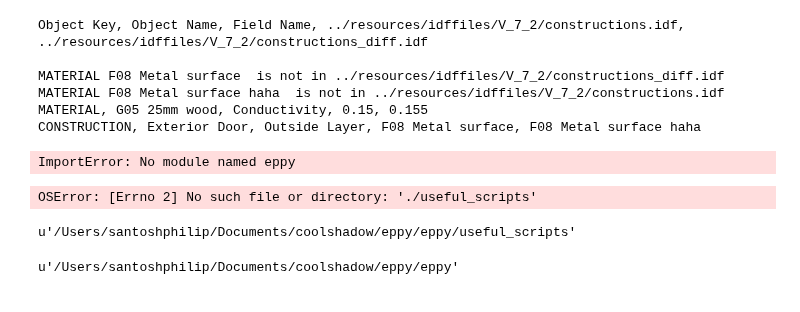
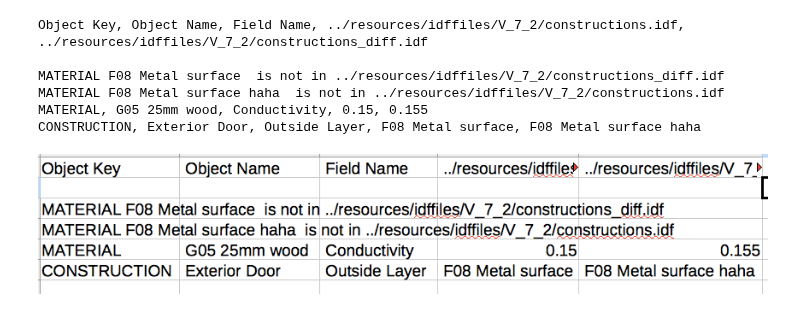
Before and after one commit to santoshphilip/eppy, a Jupyter notebook: docs/useful_scripts.ipynb, the cells around one changed output. Cells and saved outputs as stored; diff of their text form; code cells hidden in the pictures.

```diff
--- a/docs/useful_scripts.ipynb
+++ b/docs/useful_scripts.ipynb
@@ -67,18 +67,9 @@ CONSTRUCTION, Exterior Door, Outside Layer, F08 Metal surface, F08 Metal surface
 # python idfdiff.py idd file1 file2
 python idfdiff.py ../resources/iddfiles/Energy+V7_2_0.idd ../resources/idffiles/V_7_2/constructions.idf ../resources/idffiles/V_7_2/constructions_diff.idf > a.csv
 # %%
-os.chdir("../")
-from eppy import ex_inits #no need to know this code, it just shows the image below
-for_images = ex_inits
-for_images.display_png(for_images.plantloop1) # display the image below
+from eppy.useful_scripts import doc_images #no need to know this code, it just shows the image below
+for_images = doc_images
+for_images.display_png(for_images.diffcsv) # display the image below
 # os.chdir("./useful_scripts")
 # %% [output]
-ImportError: No module named eppy
+[figure, added]
-# %%
-os.chdir("./useful_scripts")
-# %% [output]
-OSError: [Errno 2] No such file or directory: './useful_scripts'
-# %%
-pwd
-# %% [output]
-u'/Users/santoshphilip/Documents/coolshadow/eppy/eppy/useful_scripts'
@@ -87,4 +75,0 @@ os.chdir("../")
-# %%
-pwd
-# %% [output]
-u'/Users/santoshphilip/Documents/coolshadow/eppy/eppy'
```
Also changed, not shown: parts of 2 cells of this notebook, 3 other files.
